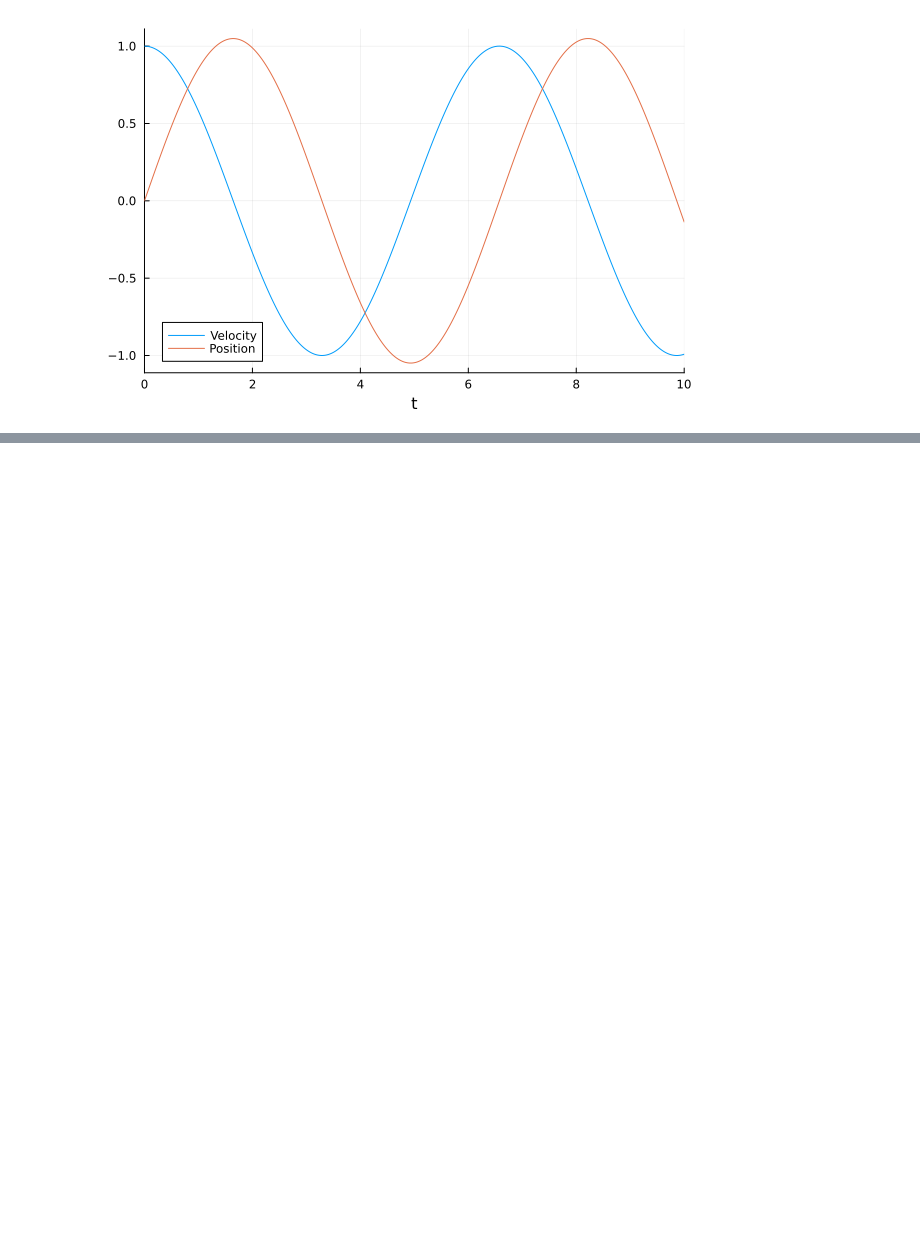
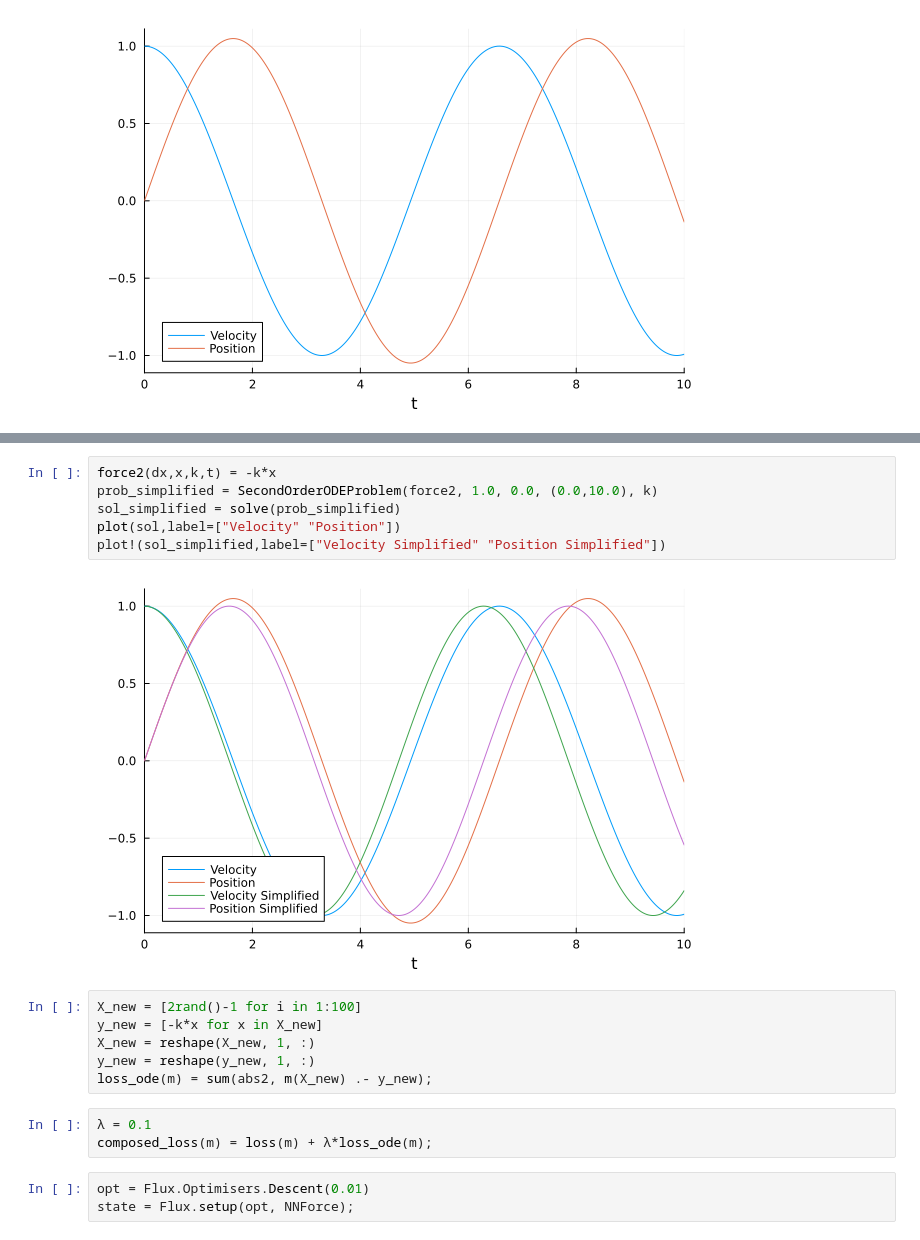
Before and after one commit to mlenes/surrogate_flow, a Jupyter notebook: flux_tests.ipynb, the cells around one changed output, grey strips where cells are left out. Cells and saved outputs as stored; diff of their text form; blank space fills up the shorter version.

```diff
--- a/flux_tests.ipynb
+++ b/flux_tests.ipynb
@@ -82,0 +138,20 @@ scatter!(t,force_data,label="Force Measurements")
+# %%
+force2(dx,x,k,t) = -k*x
+prob_simplified = SecondOrderODEProblem(force2, 1.0, 0.0, (0.0,10.0), k)
+sol_simplified = solve(prob_simplified)
+plot(sol,label=["Velocity" "Position"])
+plot!(sol_simplified,label=["Velocity Simplified" "Position Simplified"])
+# %% [output]
+[figure, added]
+# %%
+X_new = [2rand()-1 for i in 1:100]
+y_new = [-k*x for x in X_new]
+X_new = reshape(X_new, 1, :)
+y_new = reshape(y_new, 1, :)
+loss_ode(m) = sum(abs2, m(X_new) .- y_new);
+# %%
+λ = 0.1
+composed_loss(m) = loss(m) + λ*loss_ode(m);
+# %%
+opt = Flux.Optimisers.Descent(0.01)
+state = Flux.setup(opt, NNForce);
```
Also changed, not shown: parts of 11 cells of this notebook, 2 other files.
